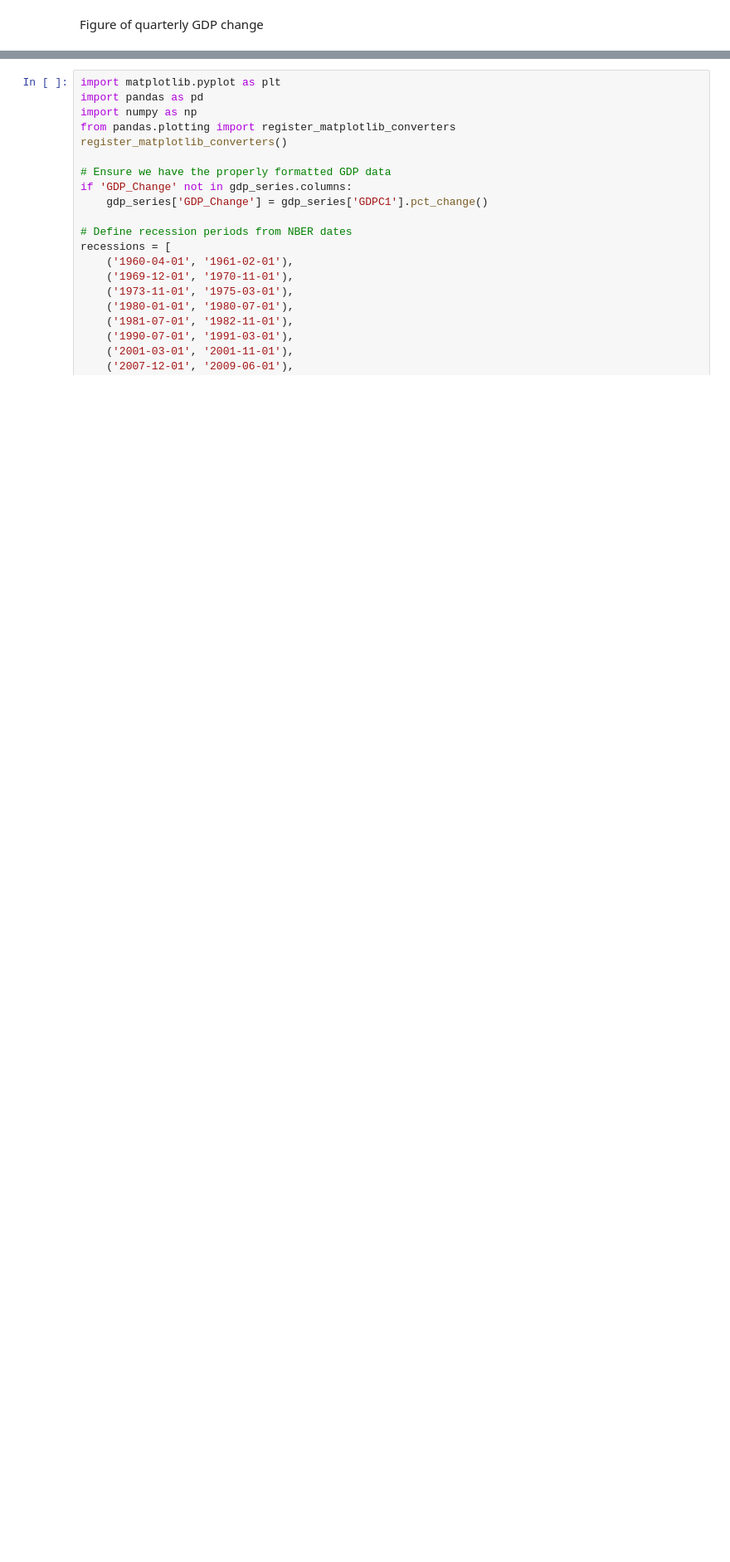
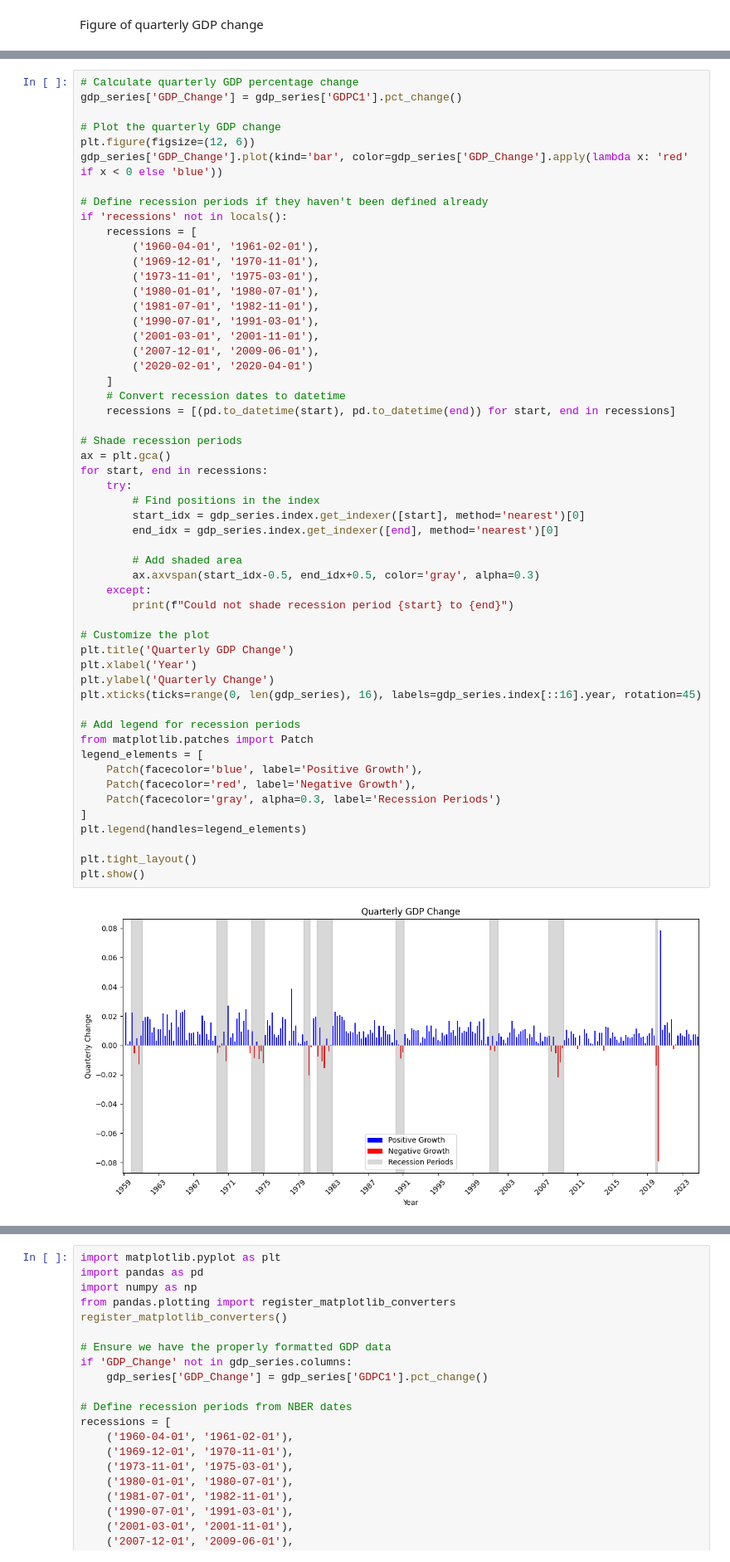
Before and after one commit to GKruidenier/GDP-nowcasting-thesis, a Jupyter notebook: EDA.ipynb, the cells around one changed output, grey strips where cells are left out. Shown at 83% size. Cells and saved outputs as stored; diff of their text form; blank space fills up the shorter version.

```diff
--- a/EDA.ipynb
+++ b/EDA.ipynb
@@ -66,3 +86,59 @@ plt.show()
+# %%
+# Calculate quarterly GDP percentage change
+gdp_series['GDP_Change'] = gdp_series['GDPC1'].pct_change()
+
+# Plot the quarterly GDP change
+plt.figure(figsize=(12, 6))
+gdp_series['GDP_Change'].plot(kind='bar', color=gdp_series['GDP_Change'].apply(lambda x: 'red' if x < 0 else 'blue'))
+
+# Define recession periods if they haven't been defined already
+if 'recessions' not in locals():
+    recessions = [
+        ('1960-04-01', '1961-02-01'),
+        ('1969-12-01', '1970-11-01'),
+        ('1973-11-01', '1975-03-01'),
+        ('1980-01-01', '1980-07-01'),
+        ('1981-07-01', '1982-11-01'),
+        ('1990-07-01', '1991-03-01'),
+        ('2001-03-01', '2001-11-01'),
+        ('2007-12-01', '2009-06-01'),
+        ('2020-02-01', '2020-04-01')
+    ]
+    # Convert recession dates to datetime
+    recessions = [(pd.to_datetime(start), pd.to_datetime(end)) for start, end in recessions]
+
+# Shade recession periods
+ax = plt.gca()
+for start, end in recessions:
+    try:
+        # Find positions in the index
+        start_idx = gdp_series.index.get_indexer([start], method='nearest')[0]
+        end_idx = gdp_series.index.get_indexer([end], method='nearest')[0]
+
+        # Add shaded area
+        ax.axvspan(start_idx-0.5, end_idx+0.5, color='gray', alpha=0.3)
+    except:
+        print(f"Could not shade recession period {start} to {end}")
+
+# Customize the plot
+plt.title('Quarterly GDP Change')
+plt.xlabel('Year')
+plt.ylabel('Quarterly Change')
+plt.xticks(ticks=range(0, len(gdp_series), 16), labels=gdp_series.index[::16].year, rotation=45)
+
+# Add legend for recession periods
+from matplotlib.patches import Patch
+legend_elements = [
+    Patch(facecolor='blue', label='Positive Growth'),
+    Patch(facecolor='red', label='Negative Growth'),
+    Patch(facecolor='gray', alpha=0.3, label='Recession Periods')
+]
+plt.legend(handles=legend_elements)
+
+plt.tight_layout()
+plt.show()
+# %% [output]
+[figure, added]
 # %%
 from datetime import datetime
 
```
Also changed, not shown: parts of 19 cells of this notebook, 34 other files.
